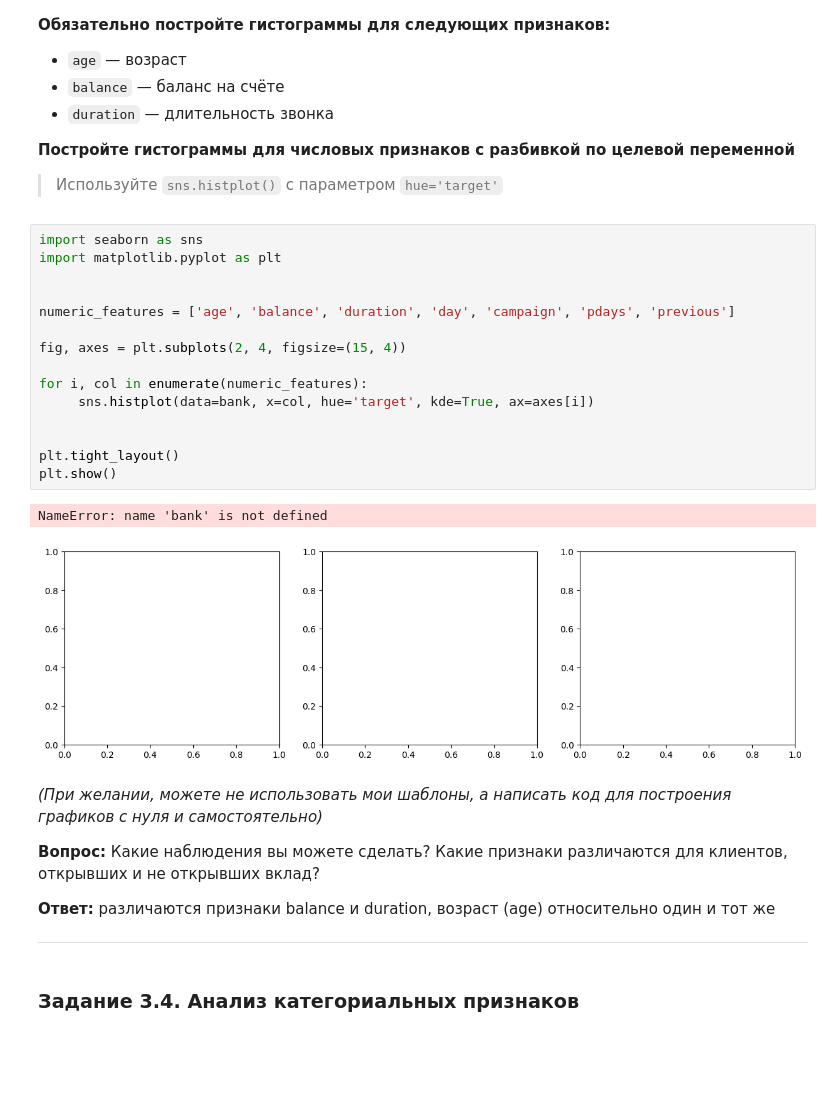
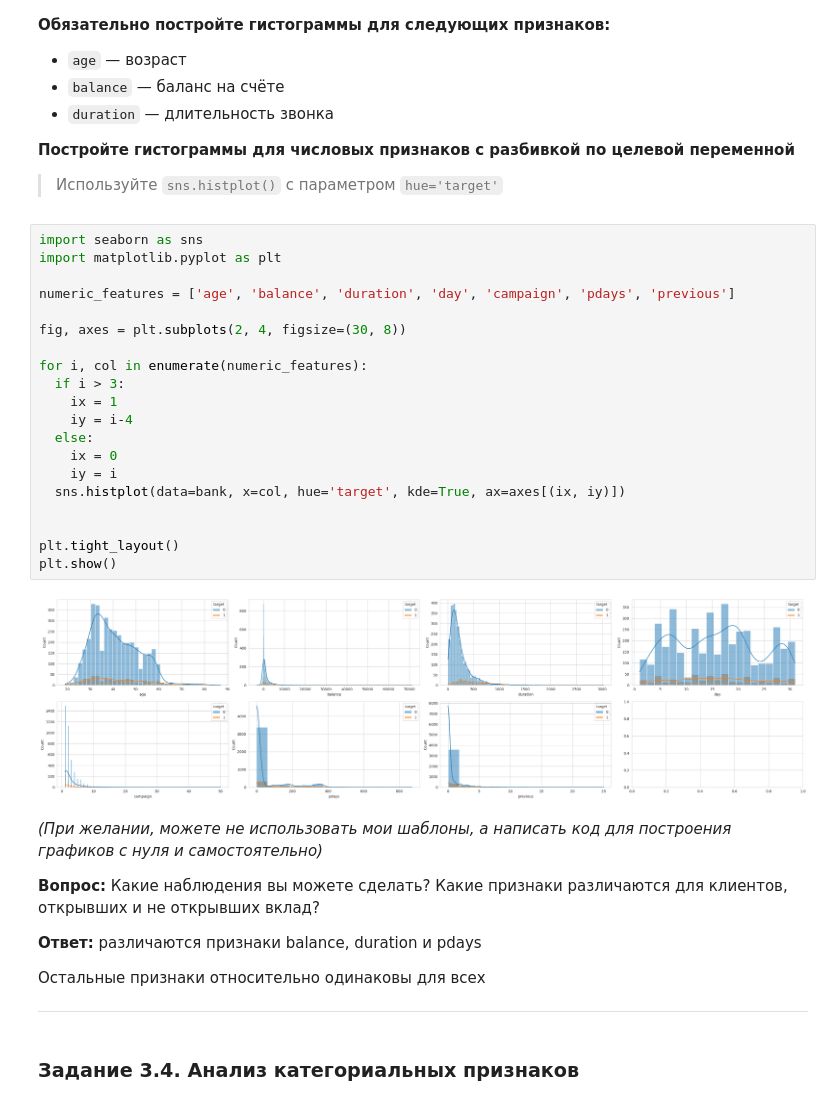
Before and after one commit to GDVevo/ml_uni, a Jupyter notebook: Практическая_работа_№10_Разведочный_анализ,_предобработка_данных_и_обучение_моделей_классификации.ipynb, the cells around one changed output. Cells and saved outputs as stored; diff of their text form; blank space fills up the shorter version.

```diff
--- a/Практическая_работа_№10_Разведочный_анализ,_предобработка_данных_и_обучение_моделей_классификации.ipynb
+++ b/Практическая_работа_№10_Разведочный_анализ,_предобработка_данных_и_обучение_моделей_классификации.ipynb
@@ -333,27 +332,35 @@ dtype: float64
 # %%
 import seaborn as sns
 import matplotlib.pyplot as plt
 
-
 numeric_features = ['age', 'balance', 'duration', 'day', 'campaign', 'pdays', 'previous']
 
-fig, axes = plt.subplots(2, 4, figsize=(15, 4))
+fig, axes = plt.subplots(2, 4, figsize=(30, 8))
 
 for i, col in enumerate(numeric_features):
-     sns.histplot(data=bank, x=col, hue='target', kde=True, ax=axes[i])
+  if i > 3:
+    ix = 1
+    iy = i-4
+  else:
+    ix = 0
+    iy = i
+  sns.histplot(data=bank, x=col, hue='target', kde=True, ax=axes[(ix, iy)])
 
 
 plt.tight_layout()
 plt.show()
 # %% [output]
-NameError: name 'bank' is not defined
-[figure, old version]
+[figure, new version]
 # %% [markdown]
 *(При желании, можете не использовать мои шаблоны, а написать код для построения графиков с нуля и самостоятельно)*
 
 **Вопрос:** Какие наблюдения вы можете сделать? Какие признаки различаются для клиентов, открывших и не открывших вклад?
 
-**Ответ:** различаются признаки balance и duration, возраст (age) относительно один и тот же
+**Ответ:** различаются признаки balance, duration и pdays
+
+Остальные признаки относительно одинаковы для всех
+
+
 
 ---
 # %% [markdown]
```
Also changed, not shown: parts of 5 cells of this notebook.
